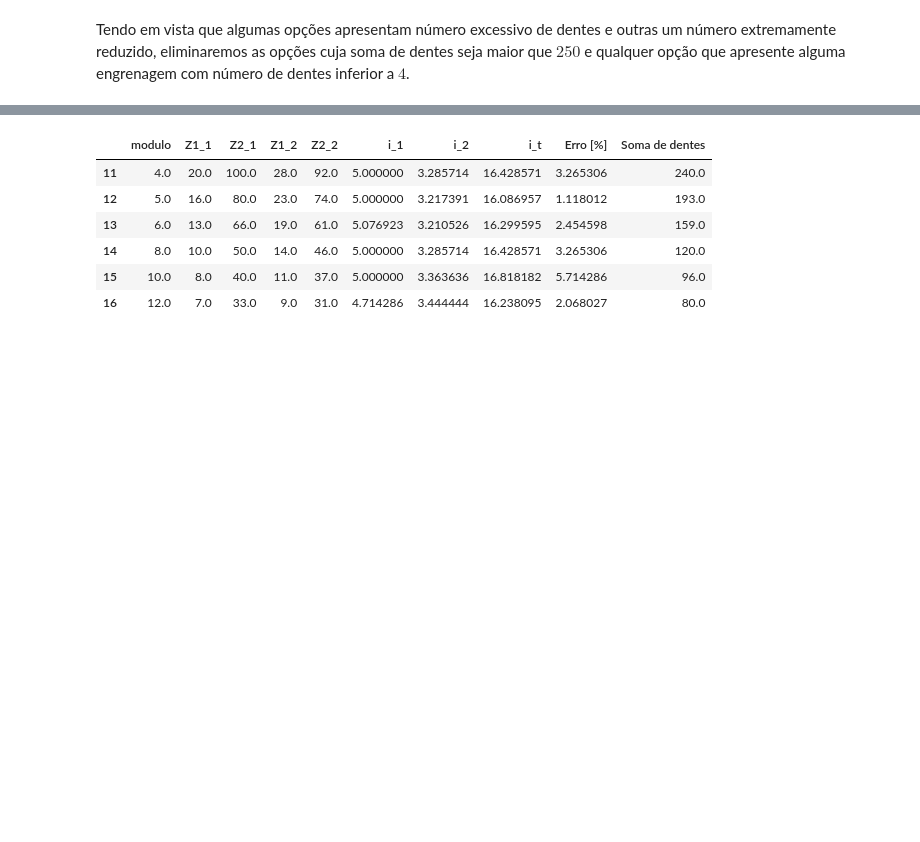
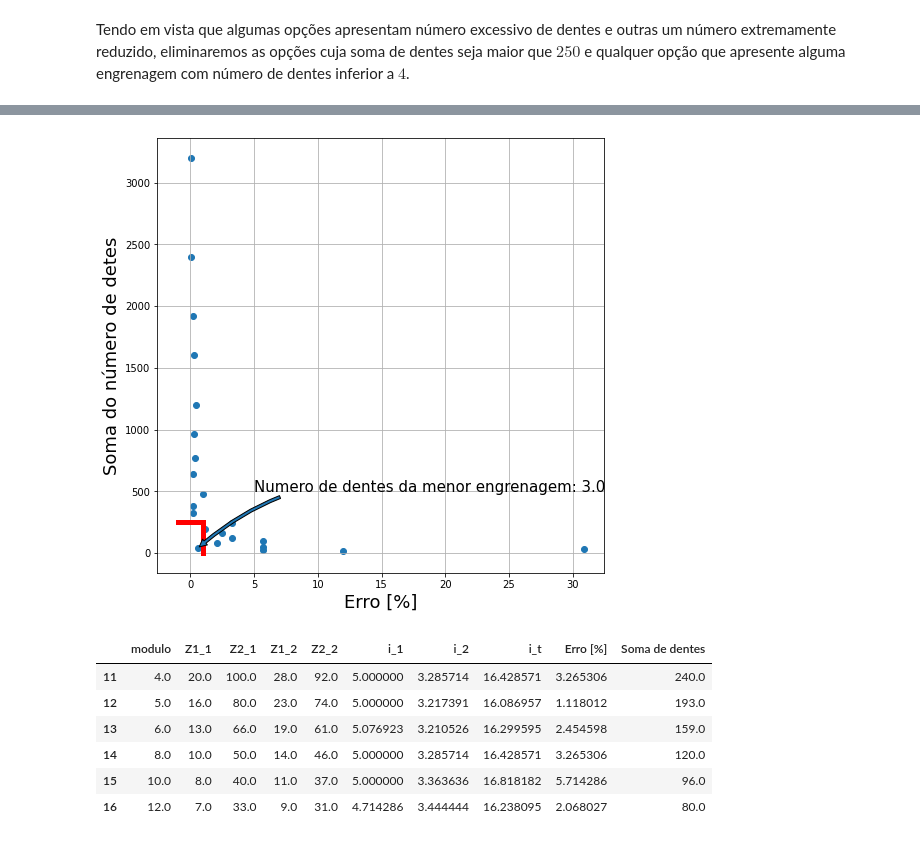
Before and after one commit to Muriloozol/Elementos_de_m-quina, a Jupyter notebook: Elementos_de_Máquina.ipynb, the cells around one changed output, grey strips where cells are left out. Drawn from its saved outputs; the diff is of its cells as text; code cells hidden in the pictures; blank space fills up the shorter version.

```diff
--- a/Elementos_de_Máquina.ipynb
+++ b/Elementos_de_Máquina.ipynb
@@ -353,7 +358,7 @@ def verify_rounded_m(m, d1_1, d2_1, d1_2, d2_2):
     -------
     Dict
         Dictionary with `modulo`, `Z1_1`, `Z2_1`, `Z1_2`, `Z2_2`, `i_1`, `i_2`
-        and `i_t` data
+        and `i_t` values
     """
     m=m
 
@@ -379,7 +384,8 @@ def verify_rounded_m(m, d1_1, d2_1, d1_2, d2_2):
             'i_t':i_t}
 
 
-verified = verify_rounded_m(m=np.round(m), d1_1=d1_1, d2_1=d2_1, d1_2=d1_2, d2_2=d2_2)
+verified = verify_rounded_m(m=np.round(m), d1_1=d1_1, d2_1=d2_1,
+                            d1_2=d1_2, d2_2=d2_2)
 
 print('O módulo padronizado: {}mm \n'.format(verified['modulo']))
 
@@ -490,3 +510,20 @@ Tendo em vista que algumas opções apresentam número excessivo de dentes e out
+# %%
+fig, ax = plt.subplots(figsize=(8, 8))
+ax.scatter(modulus_df['Erro [%]'], modulus_df['Soma de dentes'])
+ax.plot((-1, 1), (250, 250), c='r', linewidth=5)
+ax.plot((1, 1), (0, 250), c='r', linewidth=5)
+first_try = modulus_df.loc[18]
+ax.annotate(f'Numero de dentes da menor engrenagem: {first_try["Z1_1"]}',
+            xy=(first_try['Erro [%]'], first_try['Soma de dentes']),
+            xytext=(5, 500),
+            arrowprops=dict(arrowstyle="simple",
+                            connectionstyle="arc3,rad=0.25"),
+            size=15)
+ax.set_xlabel('Erro [%]', fontdict={'size': 18})
+ax.set_ylabel('Soma do número de detes', fontdict={'size': 18})
+ax.grid()
+# %% [output]
+[figure, added]
 # %%
 modulus_df = modulus_df[modulus_df['Soma de dentes']<250]
 modulus_df = modulus_df[modulus_df['Z1_1']>4]
```
Also changed, not shown: parts of 60 cells of this notebook.
